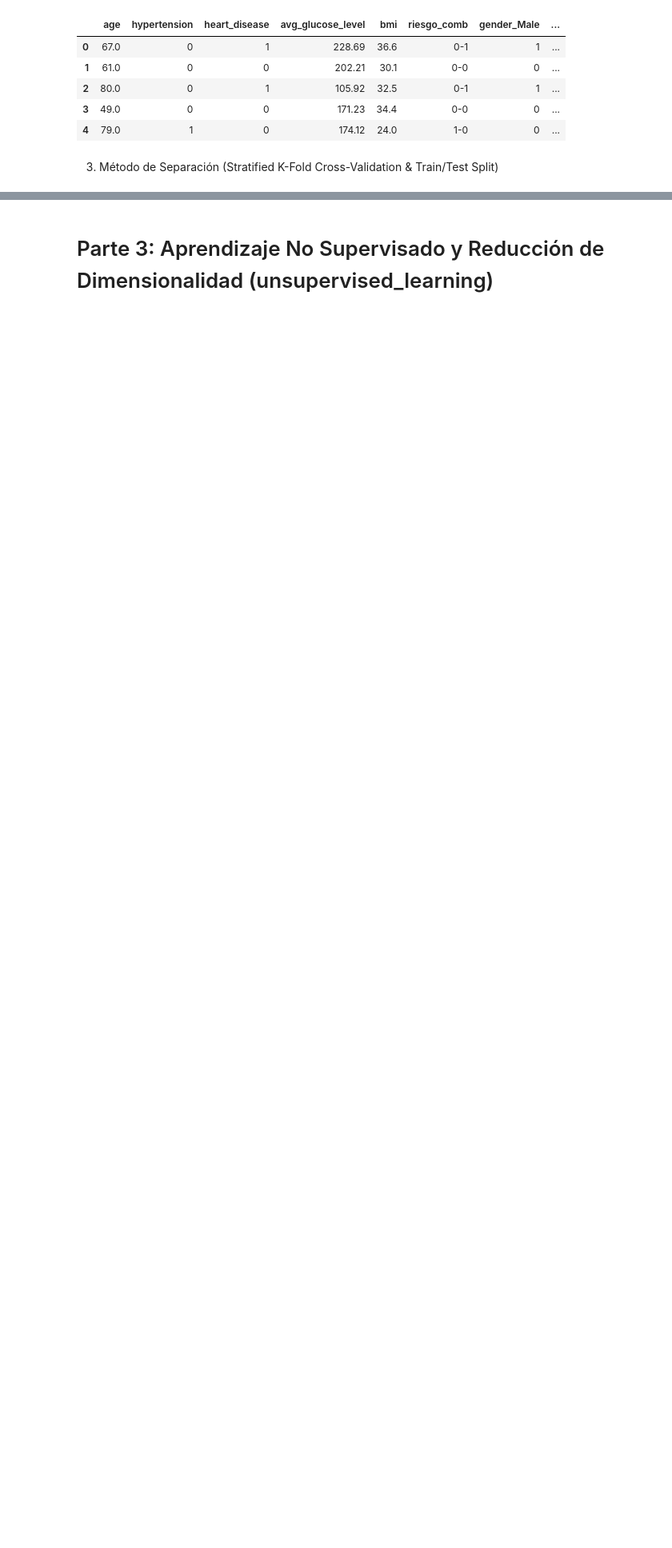
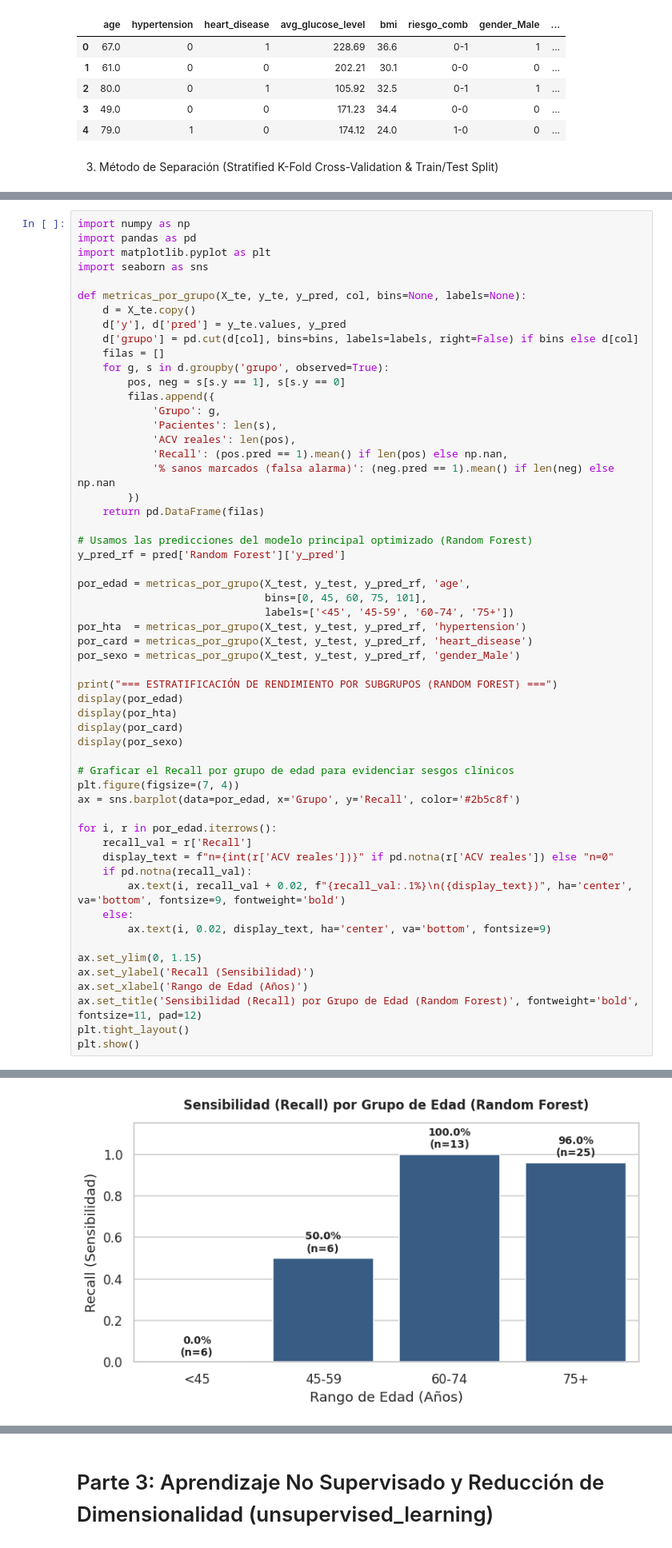
Before and after one commit to CarrlosP/ia1-grupo3-prediccion_acv, a Jupyter notebook: prediccion_acv_proyecto_final.ipynb, the cells around one changed output, grey strips where cells are left out. Shown at 80% size. Drawn from its saved outputs; the diff is of its cells as text; blank space fills up the shorter version.

```diff
--- a/prediccion_acv_proyecto_final.ipynb
+++ b/prediccion_acv_proyecto_final.ipynb
@@ -1167,0 +751,57 @@ Al evaluar el modelo campeón (**Random Forest Optimizado**) sobre los $50$ paci
+# %%
+import numpy as np
+import pandas as pd
+import matplotlib.pyplot as plt
+import seaborn as sns
+
+def metricas_por_grupo(X_te, y_te, y_pred, col, bins=None, labels=None):
+    d = X_te.copy()
+    d['y'], d['pred'] = y_te.values, y_pred
+    d['grupo'] = pd.cut(d[col], bins=bins, labels=labels, right=False) if bins else d[col]
+    filas = []
+    for g, s in d.groupby('grupo', observed=True):
+        pos, neg = s[s.y == 1], s[s.y == 0]
+        filas.append({
+            'Grupo': g,
+            'Pacientes': len(s),
+            'ACV reales': len(pos),
+            'Recall': (pos.pred == 1).mean() if len(pos) else np.nan,
+            '% sanos marcados (falsa alarma)': (neg.pred == 1).mean() if len(neg) else np.nan
+        })
+    return pd.DataFrame(filas)
+
+# Usamos las predicciones del modelo principal optimizado (Random Forest)
+y_pred_rf = pred['Random Forest']['y_pred']
+
+por_edad = metricas_por_grupo(X_test, y_test, y_pred_rf, 'age',
+                              bins=[0, 45, 60, 75, 101],
+                              labels=['<45', '45-59', '60-74', '75+'])
+por_hta  = metricas_por_grupo(X_test, y_test, y_pred_rf, 'hypertension')
+por_card = metricas_por_grupo(X_test, y_test, y_pred_rf, 'heart_disease')
+por_sexo = metricas_por_grupo(X_test, y_test, y_pred_rf, 'gender_Male')
+
+print("=== ESTRATIFICACIÓN DE RENDIMIENTO POR SUBGRUPOS (RANDOM FOREST) ===")
+display(por_edad)
+display(por_hta)
+display(por_card)
+display(por_sexo)
+
+# Graficar el Recall por grupo de edad para evidenciar sesgos clínicos
+plt.figure(figsize=(7, 4))
+ax = sns.barplot(data=por_edad, x='Grupo', y='Recall', color='#2b5c8f')
+
+for i, r in por_edad.iterrows():
+    recall_val = r['Recall']
+    display_text = f"n={int(r['ACV reales'])}" if pd.notna(r['ACV reales']) else "n=0"
+    if pd.notna(recall_val):
+        ax.text(i, recall_val + 0.02, f"{recall_val:.1%}\n({display_text})", ha='center', va='bottom', fontsize=9, fontweight='bold')
+    else:
+        ax.text(i, 0.02, display_text, ha='center', va='bottom', fontsize=9)
+
+ax.set_ylim(0, 1.15)
+ax.set_ylabel('Recall (Sensibilidad)')
+ax.set_xlabel('Rango de Edad (Años)')
+ax.set_title('Sensibilidad (Recall) por Grupo de Edad (Random Forest)', fontweight='bold', fontsize=11, pad=12)
+plt.tight_layout()
+plt.show()
+# %% [output]
@@ -1167,0 +823 @@ Al evaluar el modelo campeón (**Random Forest Optimizado**) sobre los $50$ paci
+[figure, added]
```
Also changed, not shown: parts of 29 cells of this notebook.
